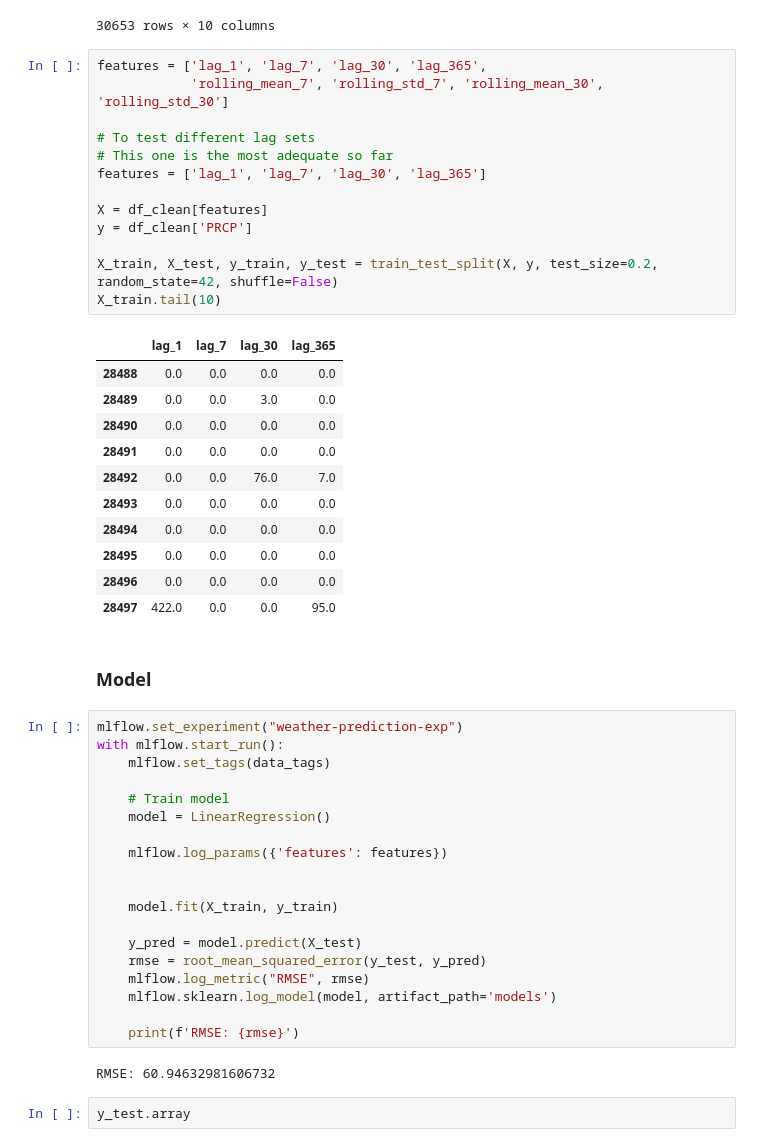
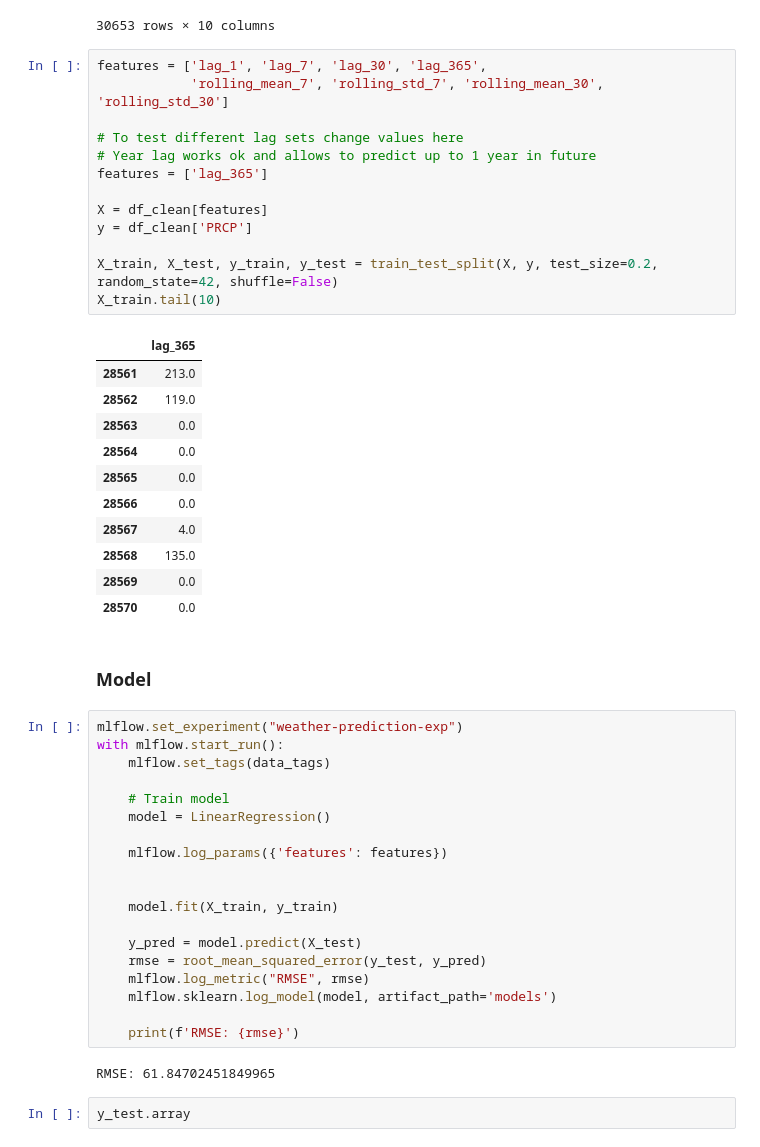
Before and after one commit to the-horhe/mlops-zoomcamp-project, a Jupyter notebook: notebooks/model.ipynb, the cells around one changed output. Cells and saved outputs as stored; diff of their text form.

```diff
--- a/notebooks/model.ipynb
+++ b/notebooks/model.ipynb
@@ -149,28 +151,28 @@ df_clean
 # %%
 features = ['lag_1', 'lag_7', 'lag_30', 'lag_365',
             'rolling_mean_7', 'rolling_std_7', 'rolling_mean_30', 'rolling_std_30']
 
-# To test different lag sets
-# This one is the most adequate so far
-features = ['lag_1', 'lag_7', 'lag_30', 'lag_365']
+# To test different lag sets change values here
+# Year lag works ok and allows to predict up to 1 year in future
+features = ['lag_365']
 
 X = df_clean[features]
 y = df_clean['PRCP']
 
 X_train, X_test, y_train, y_test = train_test_split(X, y, test_size=0.2, random_state=42, shuffle=False)
 X_train.tail(10)
 # %% [output]
-|  | lag_1 | lag_7 | lag_30 | lag_365 |
-| 28488 | 0.0 | 0.0 | 0.0 | 0.0 |
-| 28489 | 0.0 | 0.0 | 3.0 | 0.0 |
-| 28490 | 0.0 | 0.0 | 0.0 | 0.0 |
-| 28491 | 0.0 | 0.0 | 0.0 | 0.0 |
-| 28492 | 0.0 | 0.0 | 76.0 | 7.0 |
-| 28493 | 0.0 | 0.0 | 0.0 | 0.0 |
-| 28494 | 0.0 | 0.0 | 0.0 | 0.0 |
-| 28495 | 0.0 | 0.0 | 0.0 | 0.0 |
-| 28496 | 0.0 | 0.0 | 0.0 | 0.0 |
-| 28497 | 422.0 | 0.0 | 0.0 | 95.0 |
+|  | lag_365 |
+| 28561 | 213.0 |
+| 28562 | 119.0 |
+| 28563 | 0.0 |
+| 28564 | 0.0 |
+| 28565 | 0.0 |
+| 28566 | 0.0 |
+| 28567 | 4.0 |
+| 28568 | 135.0 |
+| 28569 | 0.0 |
+| 28570 | 0.0 |
 # %% [markdown]
 ### Model
 # %%
@@ -193,7 +195,7 @@ with mlflow.start_run():
 
     print(f'RMSE: {rmse}')
 # %% [output]
-RMSE: 60.94632981606732
+RMSE: 61.84702451849965
 # %%
 y_test.array
 # %% [output]
```
Also changed, not shown: parts of 3 cells of this notebook, 6 other files.
